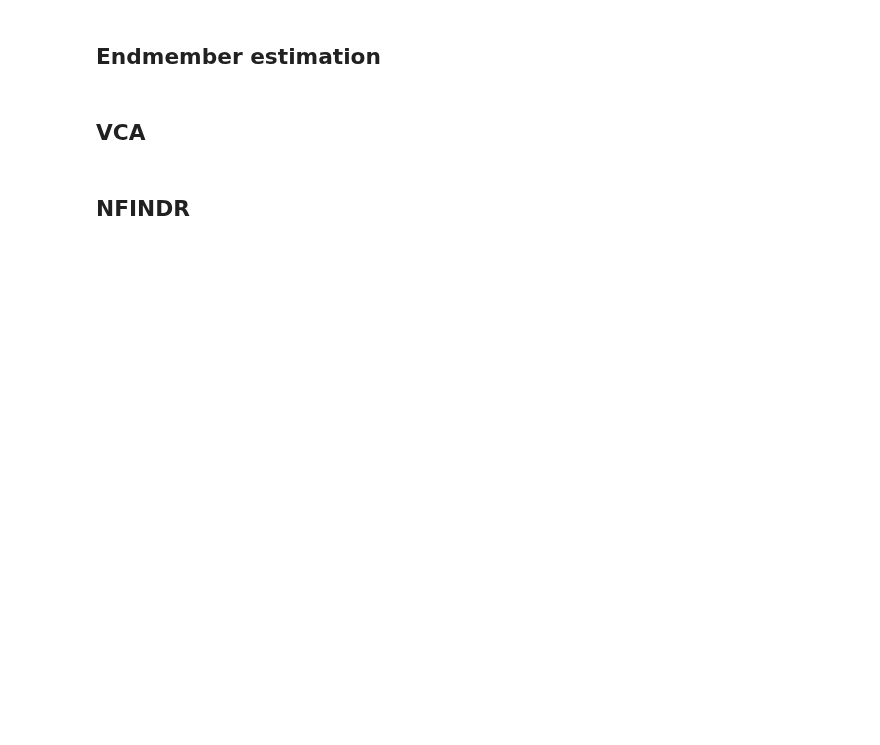
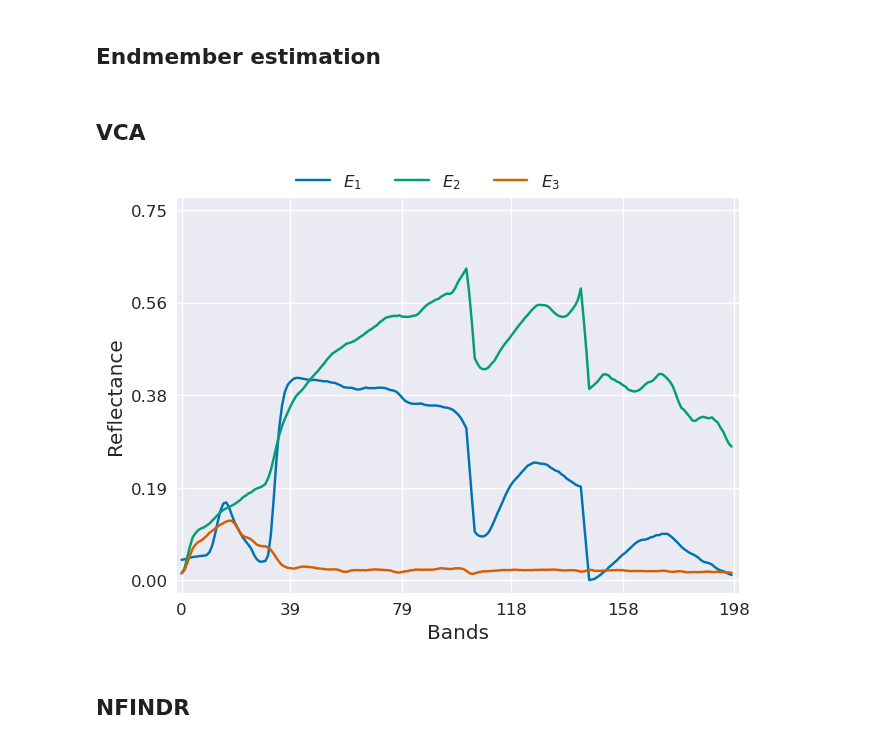
Before and after one commit to SolidusAbi/CLHU, a Jupyter notebook: notebooks/syntheticData.ipynb, the cells around one changed output. Cells and saved outputs as stored; diff of their text form; code cells hidden in the pictures; blank space fills up the shorter version.

```diff
--- a/notebooks/syntheticData.ipynb
+++ b/notebooks/syntheticData.ipynb
@@ -134,13 +139,15 @@ fig = show_abundance(dataset.abundance())
 # %%
 from HySpecLab.eea import VCA
 _X = X.reshape(-1, X.shape[-1])
 n_endmembers = 3
 vca = VCA(n_endmembers, snr_input=30, random_state=25)
 vca.fit(_X)
 endmembers = vca.endmembers()
 
-plot_endmembers(endmembers, ticks_range=(0, .7))
+plot_endmembers(endmembers, ticks_range=(0, .75))
 plt.show()
+# %% [output]
+[figure, added]
 # %% [markdown]
 ## NFINDR
 # %%
```
Also changed, not shown: parts of 13 cells of this notebook, 10 other files.
